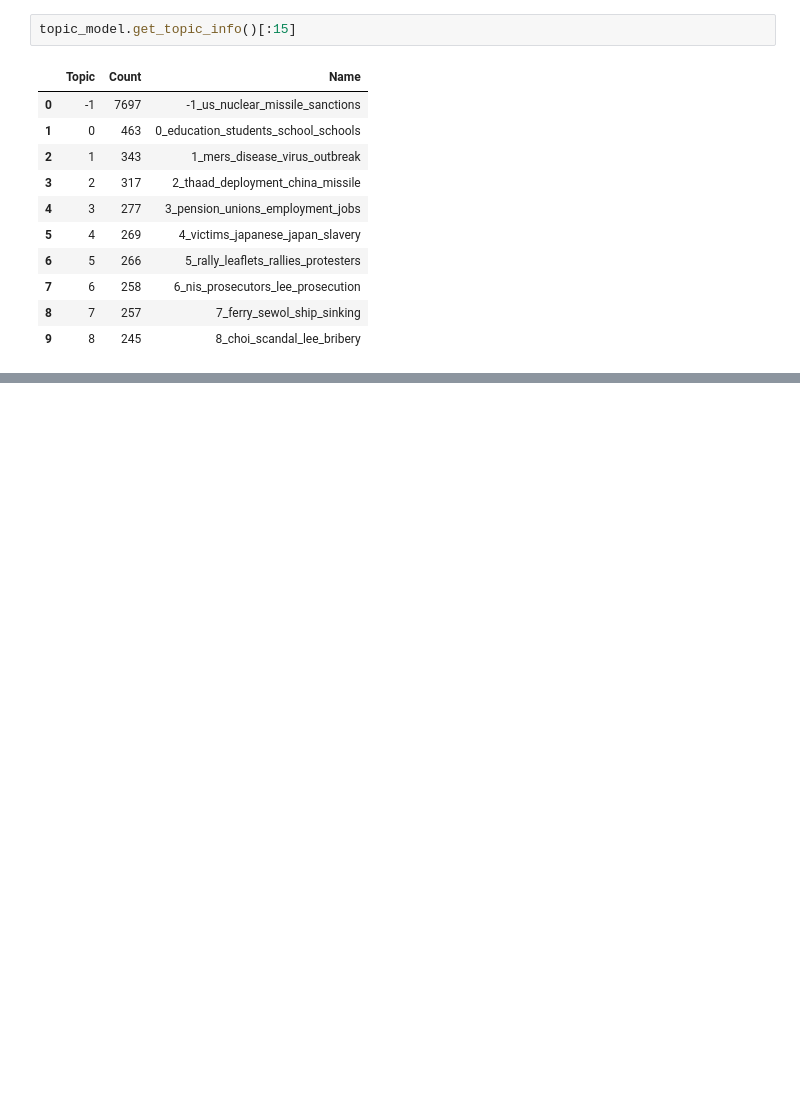
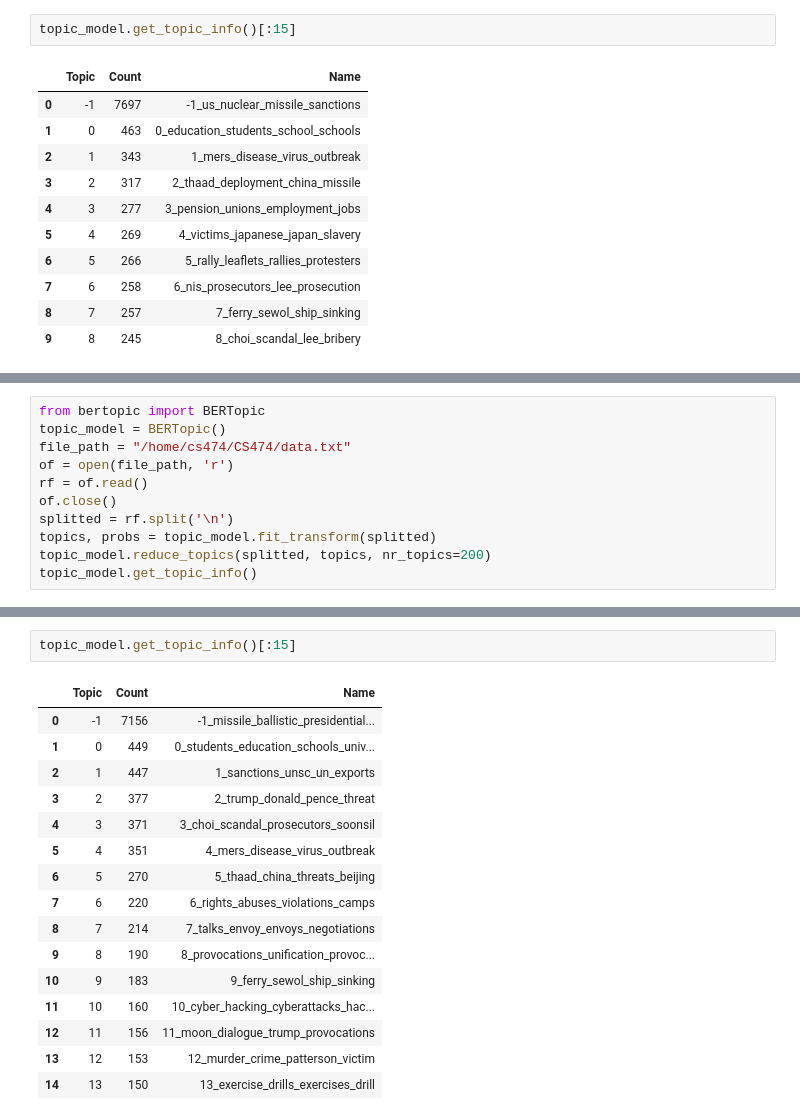
Before and after one commit to ChoiIseungil/CS474, a Jupyter notebook: bertopic/sample.ipynb, the cells around one changed output, grey strips where cells are left out. Saved outputs shown, nothing was run; the diff lists cells and outputs as text; blank space fills up the shorter version.

```diff
--- a/bertopic/sample.ipynb
+++ b/bertopic/sample.ipynb
@@ -117,0 +227,11 @@ topic_model.get_topic_info()[:15]
+# %%
+from bertopic import BERTopic
+topic_model = BERTopic()
+file_path = "/home/cs474/CS474/data.txt"
+of = open(file_path, 'r')
+rf = of.read()
+of.close()
+splitted = rf.split('\n')
+topics, probs = topic_model.fit_transform(splitted)
+topic_model.reduce_topics(splitted, topics, nr_topics=200)
+topic_model.get_topic_info()
@@ -117,0 +252,19 @@ topic_model.get_topic_info()[:15]
+# %%
+topic_model.get_topic_info()[:15]
+# %% [output]
+|  | Topic | Count | Name |
+| 0 | -1 | 7156 | -1_missile_ballistic_presidential... |
+| 1 | 0 | 449 | 0_students_education_schools_univ... |
+| 2 | 1 | 447 | 1_sanctions_unsc_un_exports |
+| 3 | 2 | 377 | 2_trump_donald_pence_threat |
+| 4 | 3 | 371 | 3_choi_scandal_prosecutors_soonsil |
+| 5 | 4 | 351 | 4_mers_disease_virus_outbreak |
+| 6 | 5 | 270 | 5_thaad_china_threats_beijing |
+| 7 | 6 | 220 | 6_rights_abuses_violations_camps |
+| 8 | 7 | 214 | 7_talks_envoy_envoys_negotiations |
+| 9 | 8 | 190 | 8_provocations_unification_provoc... |
+| 10 | 9 | 183 | 9_ferry_sewol_ship_sinking |
+| 11 | 10 | 160 | 10_cyber_hacking_cyberattacks_hac... |
+| 12 | 11 | 156 | 11_moon_dialogue_trump_provocations |
+| 13 | 12 | 153 | 12_murder_crime_patterson_victim |
+| 14 | 13 | 150 | 13_exercise_drills_exercises_drill |
```
Also changed, not shown: parts of 36 cells of this notebook, 6 other files.
